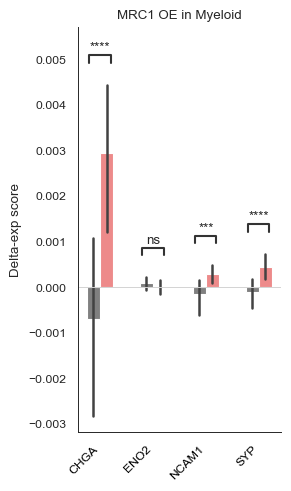
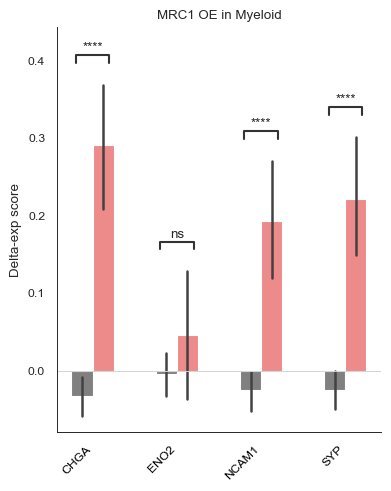
Unified diff of the notebook cell whose output changed from the first chart to the second:
--- before
+++ after
@@ -8,5 +8,5 @@
     xlabel_text=None,
     ylabel_text="Delta-exp score",
-    figsize=(3, 5),
+    figsize=(4, 5),
     wilcoxon_test="less",
     geom_type="bar",

Commit: update pipeline and readme.md